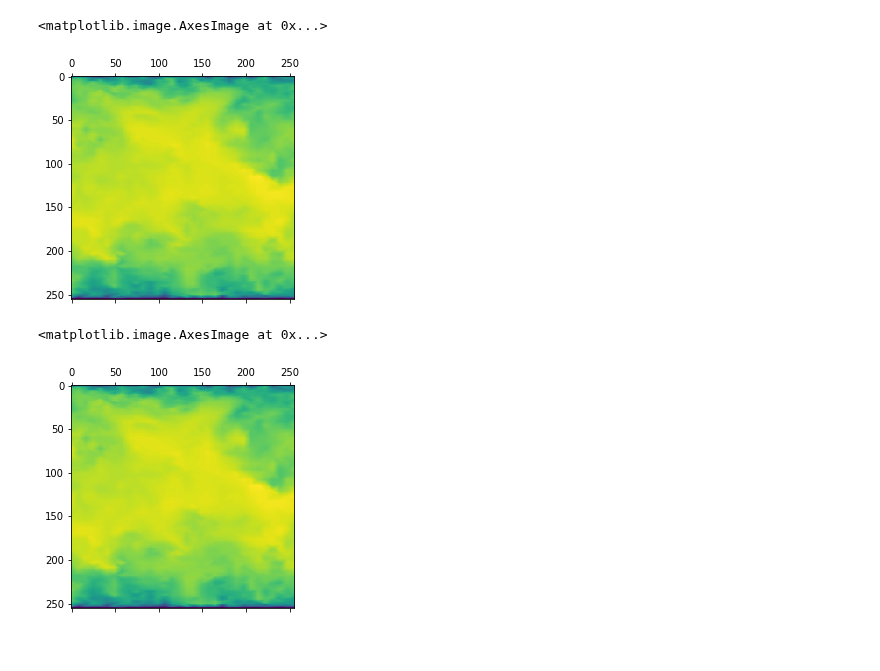
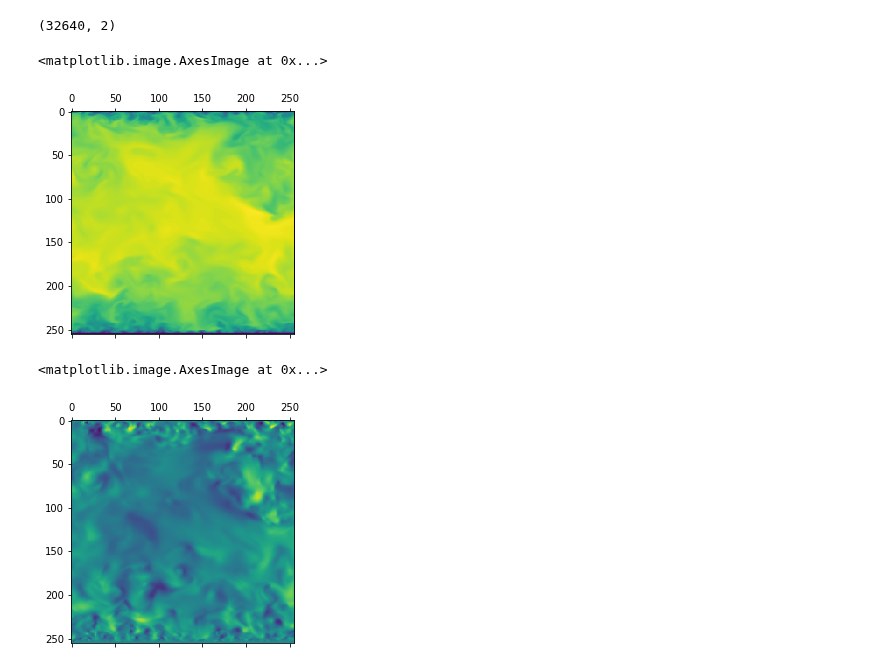
Before and after one commit to Theosau/superresolution, a Jupyter notebook: sample.ipynb, the cells around one changed output. Drawn from its saved outputs; the diff is of its cells as text; code cells hidden in the pictures.

Commit message:
Designed model, loss, data

```diff
--- a/sample.ipynb
+++ b/sample.ipynb
@@ -5,5 +6,6 @@ import matplotlib.pyplot as plt
 # %%
-hf = h5py.File('data/channel_x1_256_y1_512_z1_256_step4.h5', 'r')
+hf = h5py.File('data/channel_x1_256_y1_512_z1_256_step2.h5', 'r')
+hf_pressure = h5py.File('data/channel_x1_256_y1_512_z1_256_step2_pressure.h5', 'r')
 # %%
 vels = hf.get('Velocity_0001')
 xs = hf.get('xcoor')
@@ -29,5 +32,10 @@ plt.colorbar()
 yv, xv, zv = np.meshgrid(ys, xs, zs)
 # %%
-xv_flattened = np.expand_dims(xv.flatten(), axis=1)
-yv_flattened = np.expand_dims(yv.flatten(), axis=1)
-zv_flattened = np.expand_dims(zv.flatten(), axis=1)
+# flatten a give slice of data
+slice_num = 0
+xv_flattened_2d = np.expand_dims(xv[:,:,slice_num].flatten(), axis=1)
+yv_flattened_2d = np.expand_dims(yv[:,:,slice_num].flatten(), axis=1)
+coords_flattened_2d = np.concatenate((yv_flattened_2d, xv_flattened_2d), axis=1)
+print(coords_flattened_2d.shape)
+# %% [output]
+(32640, 2)
@@ -37,3 +42,5 @@ us_flattened = us.flatten()
 # %%
-xv_flattened_2d = np.expand_dims(xv[:,:,0].flatten(), axis=1)
-yv_flattened_2d = np.expand_dims(yv[:,:,0].flatten(), axis=1)
+us2d = us[:, :, slice_num]
+us2d_flattened = np.expand_dims(us2d.flatten(), axis=1)
+vs2d = vs[:, :, slice_num]
+vs2d_flattened = np.expand_dims(vs2d.flatten(), axis=1)
@@ -55,14 +55,16 @@ yeval, xeval = np.meshgrid(grid_y, grid_x)
 xeval_flattened = np.expand_dims(xeval.flatten(), axis=1)
 yeval_flattened = np.expand_dims(yeval.flatten(), axis=1)
 # %%
+# interpolate the values at the regular grid points
 us_interp = griddata(coords_flattened_2d, us2d_flattened, (yeval, xeval), method='linear', fill_value=0)
+vs_interp = griddata(coords_flattened_2d, vs2d_flattened, (yeval, xeval), method='linear', fill_value=0)
 # %%
 plt.matshow(us_interp.squeeze().T)
 # %% [output]
 <matplotlib.image.AxesImage at 0x...>
-[figure, old version]
+[figure, new version]
 # %%
-plt.matshow(us_interp.squeeze().T)
+plt.matshow(vs_interp.squeeze().T)
 # %% [output]
 <matplotlib.image.AxesImage at 0x...>
-[figure, old version]
+[figure, new version]
```
Also changed, not shown: parts of 19 cells of this notebook, 1 other file.
